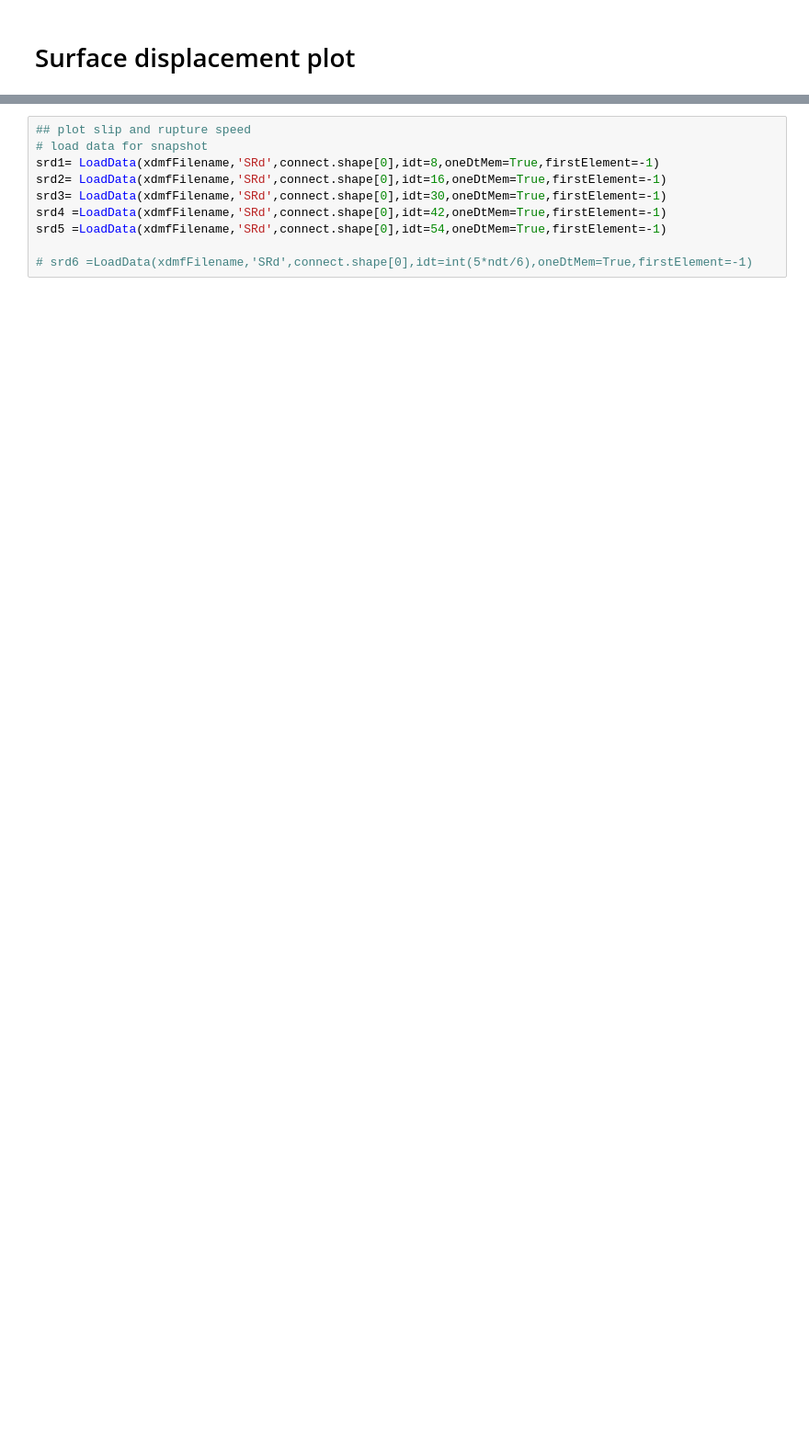
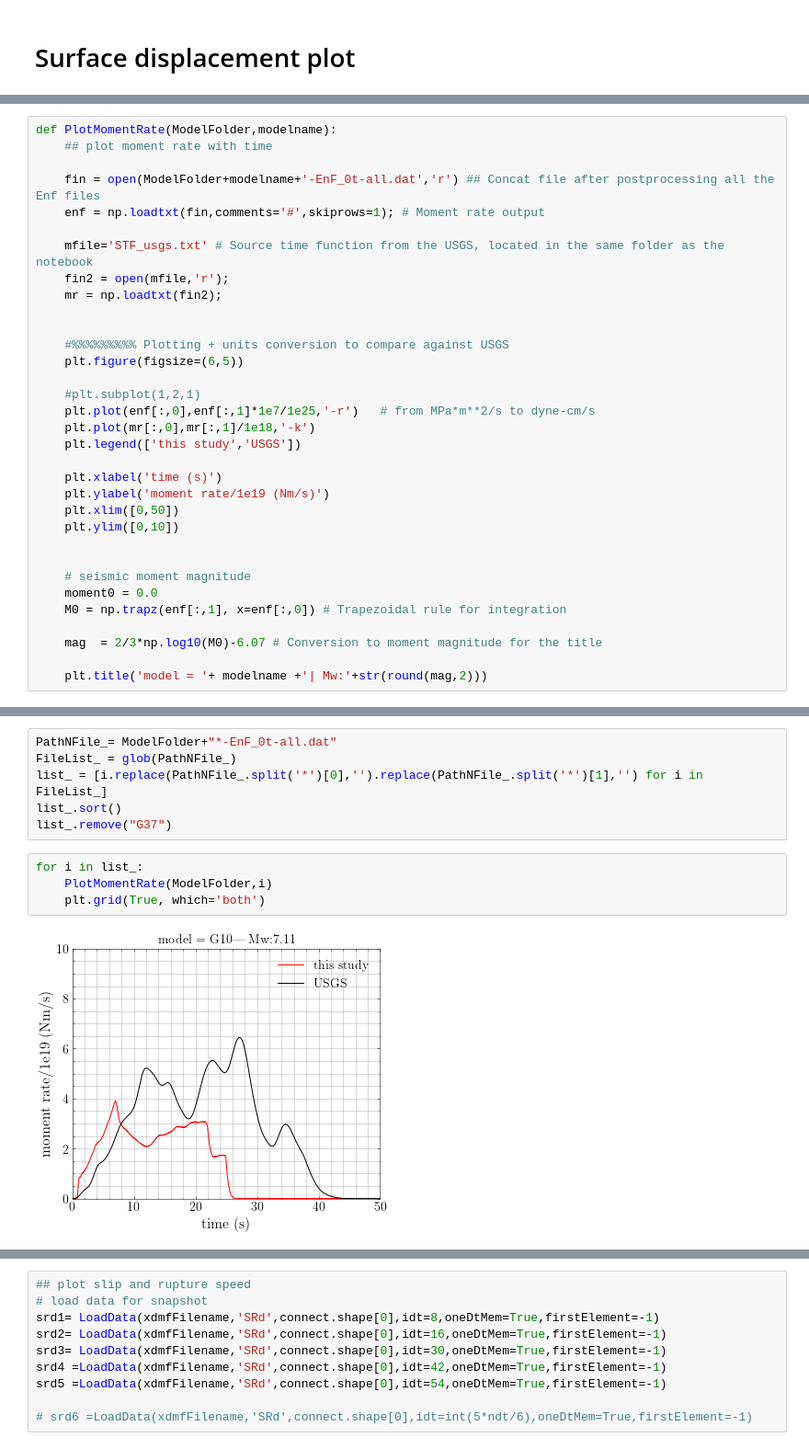
Before and after one commit to daisy20170101/SeisSol_postprocess, a Jupyter notebook: Tibet2021/TibetDynamic.ipynb, the cells around one changed output, grey strips where cells are left out. Shown at 92% size. Drawn from its saved outputs; the diff is of its cells as text; blank space fills up the shorter version.

```diff
--- a/Tibet2021/TibetDynamic.ipynb
+++ b/Tibet2021/TibetDynamic.ipynb
@@ -104,0 +107,33 @@ cbar.set_label('displacement NS')
+# %%
+def PlotMomentRate(ModelFolder,modelname):
+    ## plot moment rate with time
+
+    fin = open(ModelFolder+modelname+'-EnF_0t-all.dat','r') ## Concat file after postprocessing all the Enf files
+    enf = np.loadtxt(fin,comments='#',skiprows=1); # Moment rate output
+
+    mfile='STF_usgs.txt' # Source time function from the USGS, located in the same folder as the notebook
+    fin2 = open(mfile,'r');
+    mr = np.loadtxt(fin2);
+
+
+    #%%%%%%%%% Plotting + units conversion to compare against USGS
+    plt.figure(figsize=(6,5))
+
+    #plt.subplot(1,2,1)
+    plt.plot(enf[:,0],enf[:,1]*1e7/1e25,'-r')   # from MPa*m**2/s to dyne-cm/s
+    plt.plot(mr[:,0],mr[:,1]/1e18,'-k')
+    plt.legend(['this study','USGS'])
+
+    plt.xlabel('time (s)')
+    plt.ylabel('moment rate/1e19 (Nm/s)')
+    plt.xlim([0,50])
+    plt.ylim([0,10])
+
+
+    # seismic moment magnitude
+    moment0 = 0.0
+    M0 = np.trapz(enf[:,1], x=enf[:,0]) # Trapezoidal rule for integration
+
+    mag  = 2/3*np.log10(M0)-6.07 # Conversion to moment magnitude for the title
+
+    plt.title('model = '+ modelname +'| Mw:'+str(round(mag,2)))
@@ -104,0 +167,12 @@ cbar.set_label('displacement NS')
+# %%
+PathNFile_= ModelFolder+"*-EnF_0t-all.dat"
+FileList_ = glob(PathNFile_)
+list_ = [i.replace(PathNFile_.split('*')[0],'').replace(PathNFile_.split('*')[1],'') for i in FileList_]
+list_.sort()
+list_.remove("G37")
+# %%
+for i in list_:
+    PlotMomentRate(ModelFolder,i)
+    plt.grid(True, which='both')
+# %% [output]
+[figure, added]
```
Also changed, not shown: parts of 24 cells of this notebook.
